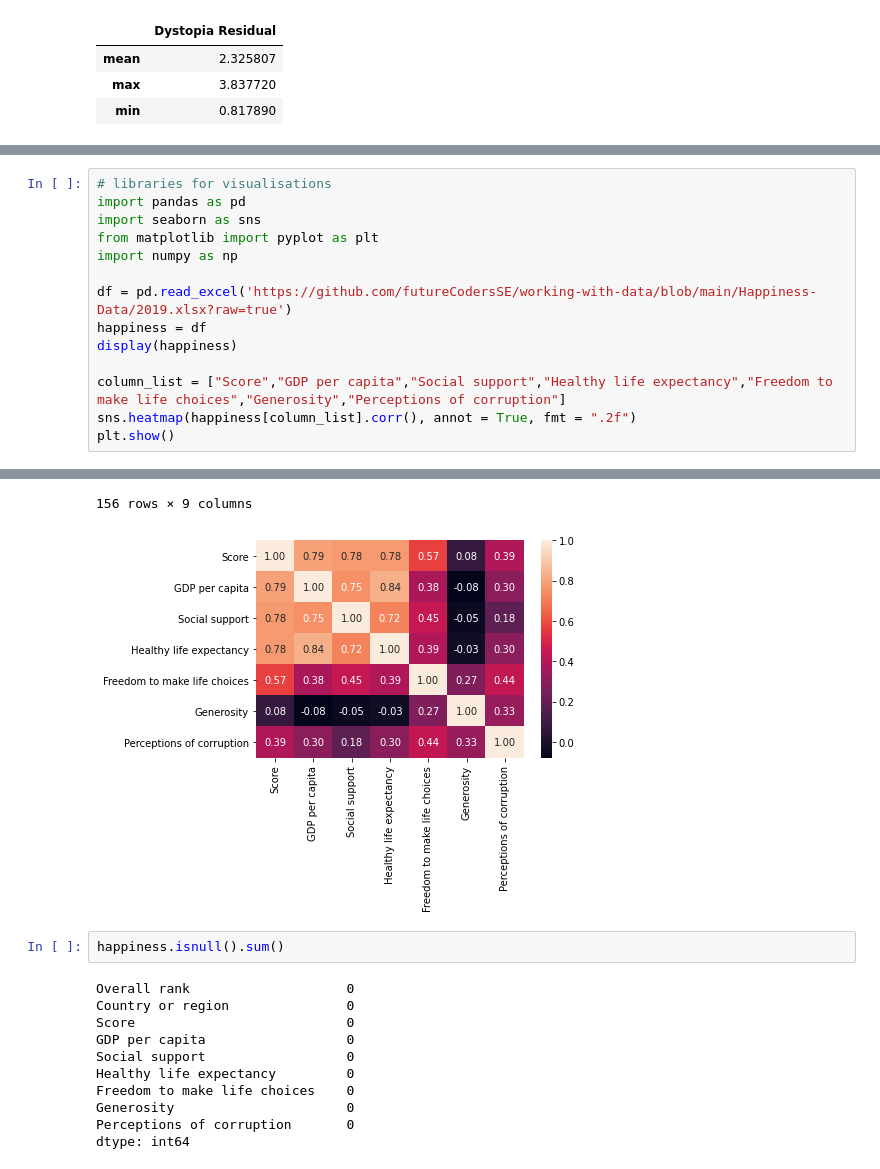
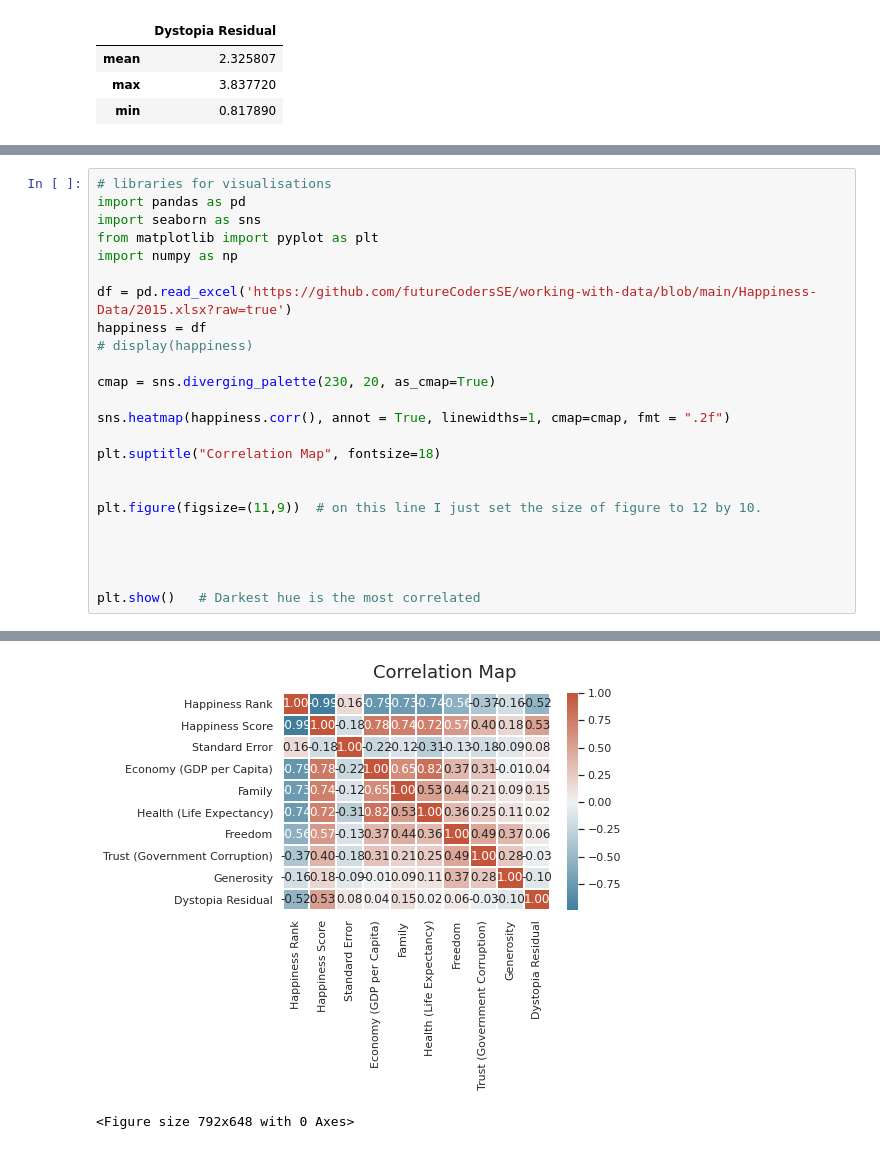
Before and after one commit to Jojomaque/Portfolio, a Jupyter notebook: JojoHow_happy_is_the_world.ipynb, the cells around one changed output, grey strips where cells are left out. Saved outputs shown, nothing was run; the diff lists cells and outputs as text.

```diff
--- a/JojoHow_happy_is_the_world.ipynb
+++ b/JojoHow_happy_is_the_world.ipynb
@@ -283,11 +302,21 @@ import seaborn as sns
 from matplotlib import pyplot as plt
 import numpy as np
 
-df = pd.read_excel('https://github.com/futureCodersSE/working-with-data/blob/main/Happiness-Data/2019.xlsx?raw=true')
+df = pd.read_excel('https://github.com/futureCodersSE/working-with-data/blob/main/Happiness-Data/2015.xlsx?raw=true')
 happiness = df
-display(happiness)
+# display(happiness)
 
-column_list = ["Score","GDP per capita","Social support","Healthy life expectancy","Freedom to make life choices","Generosity","Perceptions of corruption"]
-sns.heatmap(happiness[column_list].corr(), annot = True, fmt = ".2f")
-plt.show()
+cmap = sns.diverging_palette(230, 20, as_cmap=True)
+
+sns.heatmap(happiness.corr(), annot = True, linewidths=1, cmap=cmap, fmt = ".2f")
+
+plt.suptitle("Correlation Map", fontsize=18)
+
+
+plt.figure(figsize=(11,9))  # on this line I just set the size of figure to 12 by 10.
+
+
+
+
+plt.show()   # Darkest hue is the most correlated
 # %% [output]
@@ -306,15 +323,2 @@ plt.show()
+[figure, new version]
-156 rows × 9 columns
+<Figure size 792x648 with 0 Axes>
-[figure, old version]
-# %%
-happiness.isnull().sum()
-# %% [output]
-Overall rank                    0
-Country or region               0
-Score                           0
-GDP per capita                  0
-Social support                  0
-Healthy life expectancy         0
-Freedom to make life choices    0
-Generosity                      0
-Perceptions of corruption       0
-dtype: int64
```
Also changed, not shown: parts of 7 cells of this notebook.
